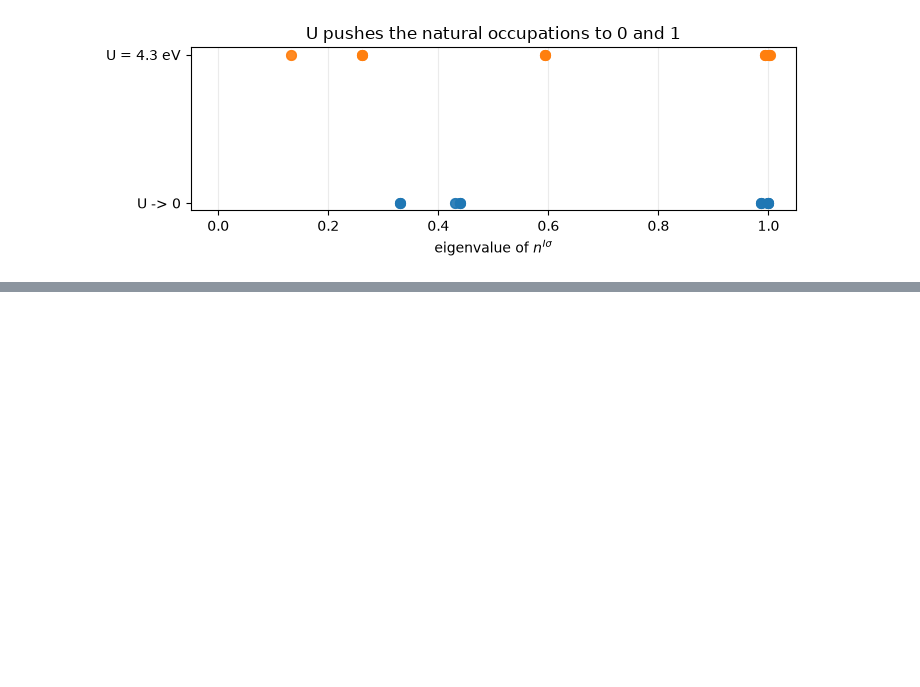
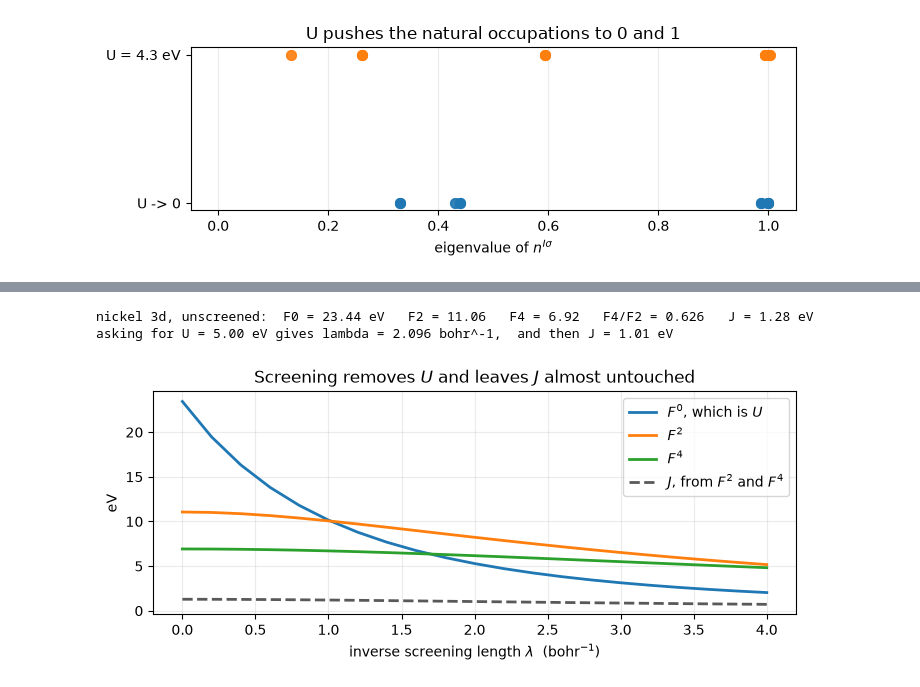
Before and after one commit to joselado/defumat, a Jupyter notebook: notebooks/13_dft_plus_u.ipynb, the cells around one changed output, grey strips where cells are left out. Saved outputs shown, nothing was run; the diff lists cells and outputs as text; code cells hidden in the pictures; blank space fills up the shorter version.

```diff
--- a/notebooks/13_dft_plus_u.ipynb
+++ b/notebooks/13_dft_plus_u.ipynb
@@ -124,0 +153,9 @@ U = 4.3 eV   Tr[ns] up/down   atom 3: 4.9911 / 1.8454   atom 4: 1.8454 / 4.9911
+# %%
+full = Calculator.from_file(REFS / "feo-kind1-J.in", pseudo_dir=PSEUDO, conv_thr=1e-9)
+amf = Calculator.from_file(REFS / "feo-amf.in", pseudo_dir=PSEUDO, conv_thr=1e-9)
+fll_scf, amf_scf = full.get_scf(), amf.get_scf()
+
+for label, result in (("fully localised", fll_scf), ("around mean field", amf_scf)):
+    values = occupations(result)
+    print("%-18s  E_U = %+8.4f Ry   spread of the shell = %.4f"
+          % (label, result.energy_terms["hubbard"], values.std()))
@@ -124,0 +187,33 @@ U = 4.3 eV   Tr[ns] up/down   atom 3: 4.9911 / 1.8454   atom 4: 1.8454 / 4.9911
+# %%
+from defumat.hubbard import (  # no facade route: this is a property of a pseudopotential's orbital, not of a calculation
+    exchange_from_slater, manifold_radial, screening_length, slater_set,
+)
+from defumat.pseudo import read_upf  # no facade route
+from defumat.units import RY_TO_EV
+
+nickel = manifold_radial(read_upf(PSEUDO / "Ni.rel-pbe-spn-kjpaw_psl.1.0.0.UPF"), 3, 2)
+lambdas = np.linspace(0.0, 4.0, 21)
+table = np.array([slater_set(nickel, 2, lam) for lam in lambdas])
+hund = np.array([exchange_from_slater(2, f) for f in table]) * RY_TO_EV
+
+fig, ax = plt.subplots(figsize=(7.2, 3.2))
+for column, label in ((0, "$F^0$, which is $U$"), (2, "$F^2$"), (4, "$F^4$")):
+    ax.plot(lambdas, table[:, column] * RY_TO_EV, "-", lw=2, label=label)
+ax.plot(lambdas, hund, "--", lw=2, color="0.35", label="$J$, from $F^2$ and $F^4$")
+ax.set_xlabel(r"inverse screening length $\lambda$  (bohr$^{-1}$)")
+ax.set_ylabel("eV")
+ax.set_title("Screening removes $U$ and leaves $J$ almost untouched")
+ax.legend(); ax.grid(alpha=0.25)
+fig.tight_layout()
+
+print("nickel 3d, unscreened:  F0 = %.2f eV   F2 = %.2f   F4 = %.2f   F4/F2 = %.3f   J = %.2f eV"
+      % (table[0, 0] * RY_TO_EV, table[0, 2] * RY_TO_EV, table[0, 4] * RY_TO_EV,
+         table[0, 4] / table[0, 2], hund[0]))
+lam = screening_length(nickel, 5.0 / RY_TO_EV)
+chosen = slater_set(nickel, 2, lam)
+print("asking for U = 5.00 eV gives lambda = %.3f bohr^-1,  and then J = %.2f eV"
+      % (lam, exchange_from_slater(2, chosen) * RY_TO_EV))
+# %% [output]
+nickel 3d, unscreened:  F0 = 23.44 eV   F2 = 11.06   F4 = 6.92   F4/F2 = 0.626   J = 1.28 eV
+asking for U = 5.00 eV gives lambda = 2.096 bohr^-1,  and then J = 1.01 eV
+[figure, added]
```
Also changed, not shown: parts of 6 cells of this notebook, 4 other files.
